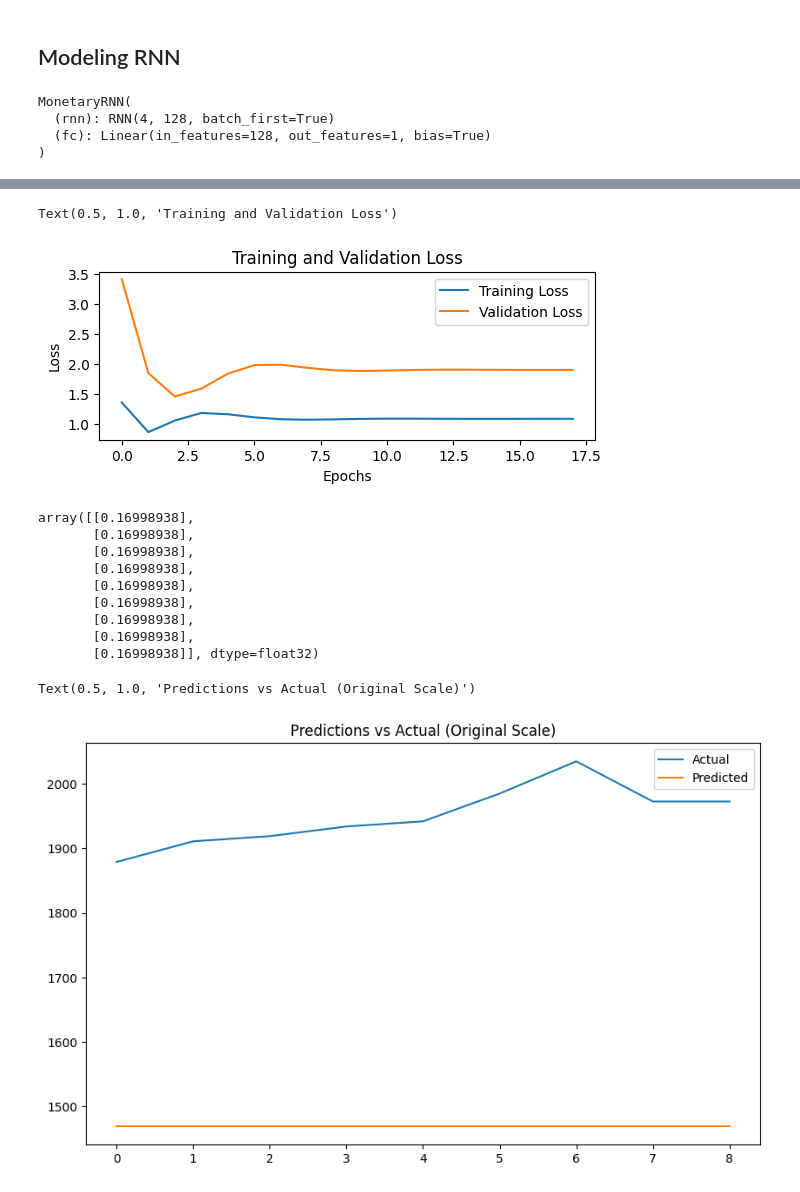
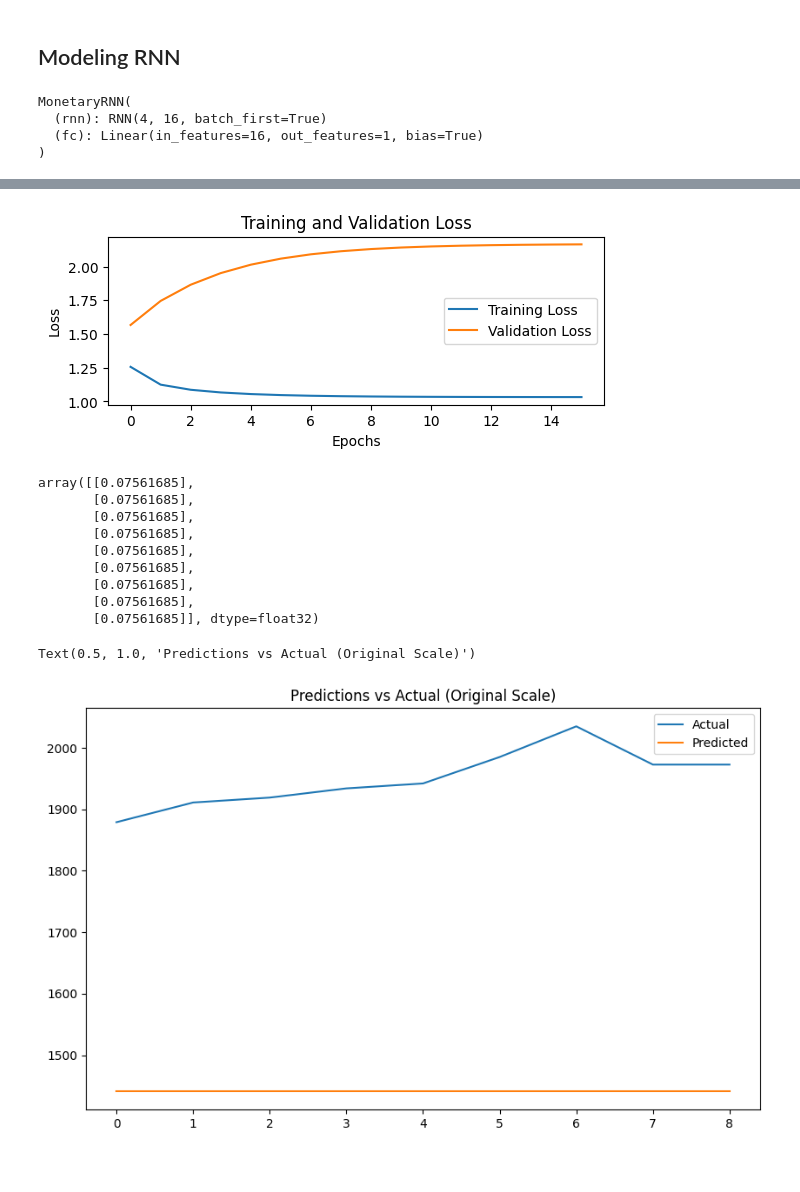
Before and after one commit to Aidinferaz/DeepLearning-RKA, a Jupyter notebook: Monetary Prediction/Train.ipynb, the cells around one changed output, grey strips where cells are left out. Cells and saved outputs as stored; diff of their text form; code cells hidden in the pictures.

Commit message:
Training Batch 2

```diff
--- a/Monetary Prediction/Train.ipynb
+++ b/Monetary Prediction/Train.ipynb
@@ -217,7 +217,7 @@ train_dataset = TensorDataset(X_train, y_train)
 val_dataset = TensorDataset(X_val, y_val)
 
 # Create DataLoaders
-batch_size = 32
+batch_size = 16
 train_loader = DataLoader(train_dataset, batch_size=batch_size, shuffle=False)
 val_loader = DataLoader(val_dataset, batch_size=batch_size, shuffle=False)
 
@@ -251,7 +251,7 @@ class MonetaryRNN(nn.Module):
         return output, hidden
 # %%
 INPUT_SIZE = X_train.shape[2]
-HIDDEN_SIZE = 128
+HIDDEN_SIZE = 16
 OUTPUT_SIZE = 1
 
 model_0 = MonetaryRNN(INPUT_SIZE, HIDDEN_SIZE, OUTPUT_SIZE)
@@ -260,14 +260,14 @@ model_0 = model_0.to(device)
 model_0
 # %% [output]
 MonetaryRNN(
-  (rnn): RNN(4, 128, batch_first=True)
-  (fc): Linear(in_features=128, out_features=1, bias=True)
+  (rnn): RNN(4, 16, batch_first=True)
+  (fc): Linear(in_features=16, out_features=1, bias=True)
 )
 # %%
 criterion = nn.MSELoss()
 optimizer = optim.Adam(model_0.parameters(), lr=0.001)
 # %%
-EPOCHS = 20
+EPOCHS = 50
 early_stop_patience = 15
 early_stop_counter = 0
 
@@ -376,5 +373,4 @@ Early stopping triggered after 18 epochs
-Text(0.5, 1.0, 'Training and Validation Loss')
-[figure, old version]
+[figure, new version]
 # %%
 model_0.eval()
 all_predictions = []
@@ -395,15 +391,15 @@ eval_actual = np.array(all_actual)
 # %%
 eval_predictions
 # %% [output]
-array([[0.16998938],
-       [0.16998938],
-       [0.16998938],
-       [0.16998938],
-       [0.16998938],
-       [0.16998938],
-       [0.16998938],
-       [0.16998938],
-       [0.16998938]], dtype=float32)
+array([[0.07561685],
+       [0.07561685],
+       [0.07561685],
+       [0.07561685],
+       [0.07561685],
+       [0.07561685],
+       [0.07561685],
+       [0.07561685],
+       [0.07561685]], dtype=float32)
 # %%
 eval_predictions = scaler_target.inverse_transform(eval_predictions)
 eval_actual = scaler_target.inverse_transform(eval_actual)
@@ -418,7 +414,7 @@ plt.legend()
 plt.title('Predictions vs Actual (Original Scale)')
 # %% [output]
 Text(0.5, 1.0, 'Predictions vs Actual (Original Scale)')
-[figure, old version]
+[figure, new version]
 # %%
 class MonetaryLSTM(nn.Module):
     def __init__(self, input_size, hidden_size, num_layers, output_size, dropout=0.2):
```
Also changed, not shown: parts of 5 cells of this notebook, 1 other file.
